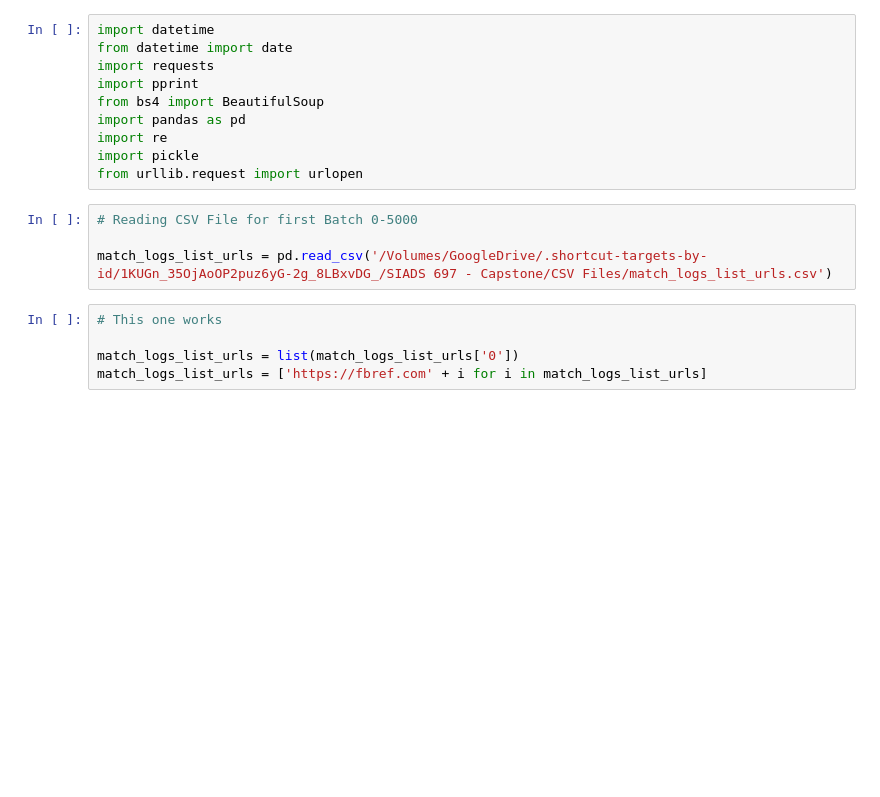
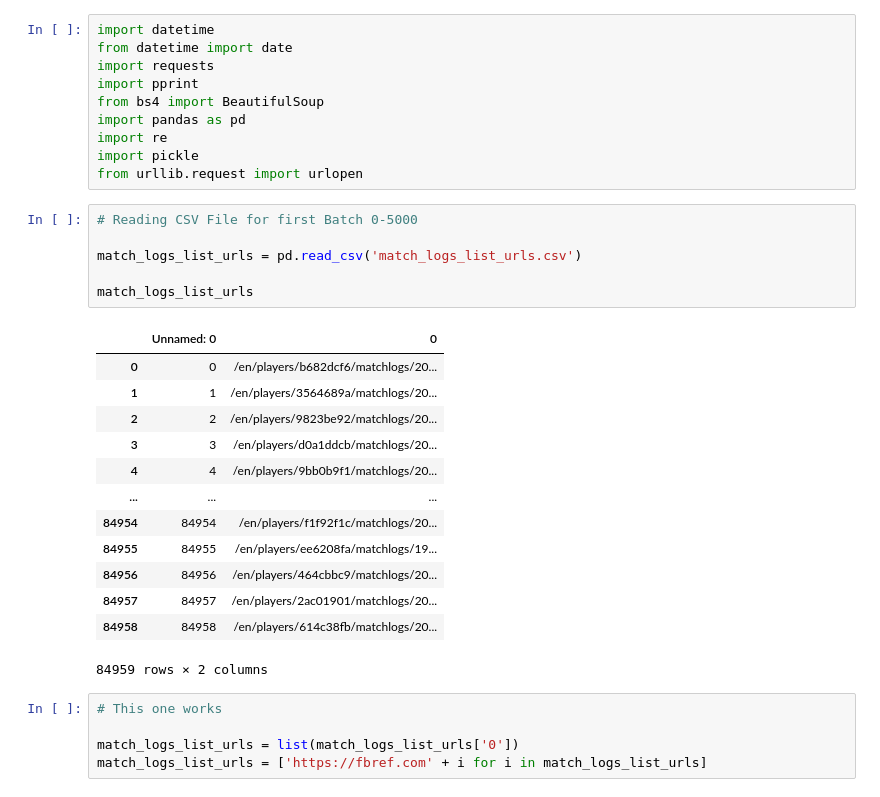
Before and after one commit to SravanRajupalem/FootballPredictions, a Jupyter notebook: 2. FBREF Player Batch 0-5000.ipynb, the cells around one changed output. Cells and saved outputs as stored; diff of their text form; blank space fills up the shorter version.

```diff
--- a/2. FBREF Player Batch 0-5000.ipynb
+++ b/2. FBREF Player Batch 0-5000.ipynb
@@ -11,7 +11,23 @@ from urllib.request import urlopen
 # %%
 # Reading CSV File for first Batch 0-5000
 
-match_logs_list_urls = pd.read_csv('/Volumes/GoogleDrive/.shortcut-targets-by-id/1KUGn_35OjAoOP2puz6yG-2g_8LBxvDG_/SIADS 697 - Capstone/CSV Files/match_logs_list_urls.csv')
+match_logs_list_urls = pd.read_csv('match_logs_list_urls.csv')
+
+match_logs_list_urls
+# %% [output]
+|  | Unnamed: 0 | 0 |
+| 0 | 0 | /en/players/b682dcf6/matchlogs/20... |
+| 1 | 1 | /en/players/3564689a/matchlogs/20... |
+| 2 | 2 | /en/players/9823be92/matchlogs/20... |
+| 3 | 3 | /en/players/d0a1ddcb/matchlogs/20... |
+| 4 | 4 | /en/players/9bb0b9f1/matchlogs/20... |
+| ... | ... | ... |
+| 84954 | 84954 | /en/players/f1f92f1c/matchlogs/20... |
+| 84955 | 84955 | /en/players/ee6208fa/matchlogs/19... |
+| 84956 | 84956 | /en/players/464cbbc9/matchlogs/20... |
+| 84957 | 84957 | /en/players/2ac01901/matchlogs/20... |
+| 84958 | 84958 | /en/players/614c38fb/matchlogs/20... |
+84959 rows × 2 columns
 # %%
 # This one works
 
```
Also changed, not shown: parts of 5 cells of this notebook.
